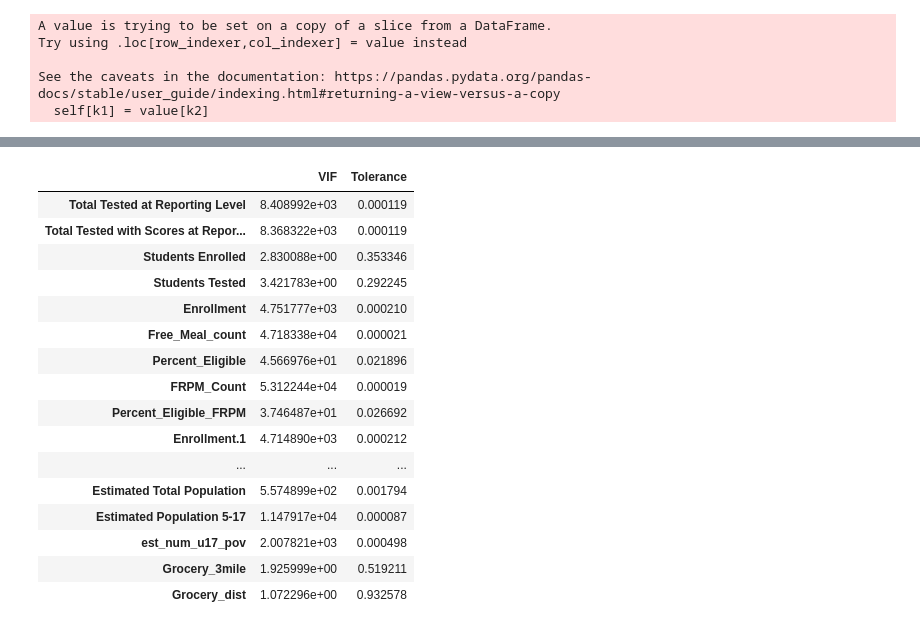
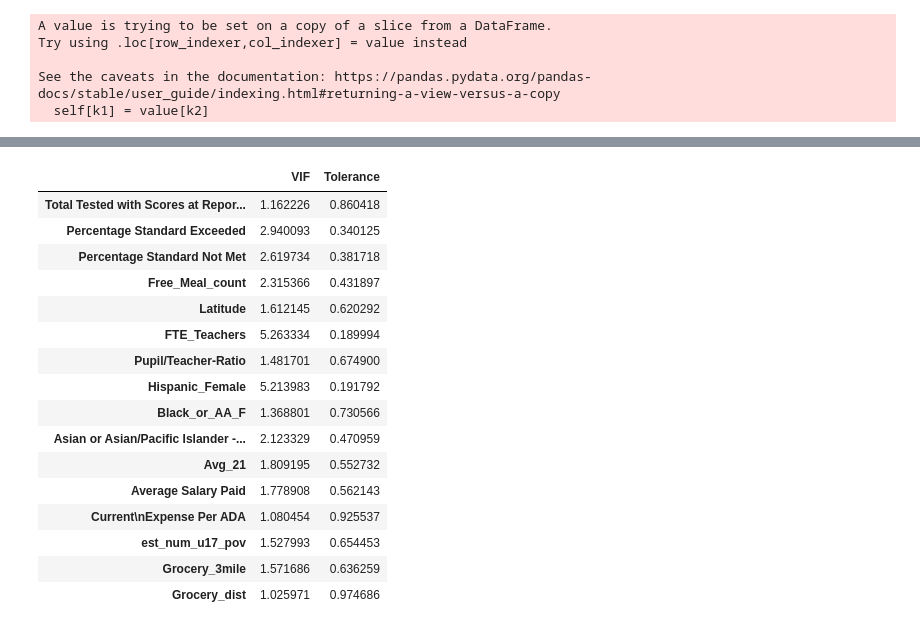
Before and after one commit to misterrustia/California_Testing_Analysis, a Jupyter notebook: notebooks/exploratory_data_analysis/Feature_selection_VIF.ipynb, the cells around one changed output, grey strips where cells are left out. Cells and saved outputs as stored; diff of their text form; code cells hidden in the pictures.

```diff
--- a/notebooks/exploratory_data_analysis/Feature_selection_VIF.ipynb
+++ b/notebooks/exploratory_data_analysis/Feature_selection_VIF.ipynb
@@ -89,5 +172,5 @@ pandas.Series(df['id'], dtype="string")
 # %%
-strs = pd.Series(dfe['Zip_Code'], dtype="string")
-dfe['Zip_Code'] = strs
+dfe['Zip_Code'] = pd.Series(dfe['Zip_Code'], dtype="string")
 dfe['Zip_Code'].sample(5)
+print(dfe.Zip_Code.dtypes)
 # %% [output]
@@ -362,9 +390,9 @@ cols = check.columns
 # %%
-
+cols = model_df[numeric].columns.values
 for i in cols:
-    check[i] = check[i].fillna(check.groupby(['District Code'])[i].transform('mean'))
+    model_df[i] = model_df[i].fillna(model_df.groupby(['District_Name'])[i].transform('mean'))
 for i in cols:
-    check[i] = check[i].fillna(check.groupby(['County Code'])[i].transform('mean'))
+    model_df[i] = model_df[i].fillna(model_df.groupby(['County_Name'])[i].transform('mean'))
 # %% [output]
 A value is trying to be set on a copy of a slice from a DataFrame.
 Try using .loc[row_indexer,col_indexer] = value instead
@@ -403,4 +431,7 @@ m.head(20)
 # %%
-check = check.dropna(how='any',axis=0)
-check
+## the all name blanks were probably the county averages
+
+print(model_df.shape)
+model_df = model_df.dropna(how='any',axis=0)
+model_df.shape
 # %% [output]
@@ -453,2 +440,2 @@ c.describe()
 # %%
-check.replace([np.inf, -np.inf], np.nan, inplace=True)
+model_df.replace([np.inf, -np.inf], np.nan, inplace=True)
@@ -501,20 +537,46 @@ vif_df
 # %%
+
+       vifs = ['Total Tested with Scores at Reporting Level',
+       'Percentage Standard Exceeded',
+#       'Percentage Standard Met and Above',
+      'Percentage Standard Not Met',
+'Free_Meal_count',
+
+     'Latitude',
+#                'Longitude',
+#        '9-12_Students',
+               'FTE_Teachers',
+               'Pupil/Teacher-Ratio',
+       'Hispanic_Female',
+#                'Hispanic_Male',
+               'Black_or_AA_F',
+       'Asian or Asian/Pacific Islander - female [Public School] 2020-21',
+       'Avg_21',
+       'Average Salary Paid',
+#        'Highest Salary Offered',
+#        '% Salary Change Over 2019–20',
+#                'EDP 365',
+       'Current\nExpense Per ADA',
+#                'Estimated Total Population',
+ 'est_num_u17_pov', 'Grocery_3mile',
+       'Grocery_dist']
+vif_df= calculate_vif(model_df[vifs],model_df[vifs].columns.values)
 vif_df
 # %% [output]
 |  | VIF | Tolerance |
-| Total Tested at Reporting Level | 8.408992e+03 | 0.000119 |
-| Total Tested with Scores at Repor... | 8.368322e+03 | 0.000119 |
-| Students Enrolled | 2.830088e+00 | 0.353346 |
-| Students Tested | 3.421783e+00 | 0.292245 |
-| Enrollment | 4.751777e+03 | 0.000210 |
-| Free_Meal_count | 4.718338e+04 | 0.000021 |
-| Percent_Eligible | 4.566976e+01 | 0.021896 |
-| FRPM_Count | 5.312244e+04 | 0.000019 |
-| Percent_Eligible_FRPM | 3.746487e+01 | 0.026692 |
-| Enrollment.1 | 4.714890e+03 | 0.000212 |
-| ... | ... | ... |
-| Estimated Total Population | 5.574899e+02 | 0.001794 |
-| Estimated Population 5-17 | 1.147917e+04 | 0.000087 |
-| est_num_u17_pov | 2.007821e+03 | 0.000498 |
-| Grocery_3mile | 1.925999e+00 | 0.519211 |
-| Grocery_dist | 1.072296e+00 | 0.932578 |
+| Total Tested with Scores at Repor... | 1.162226 | 0.860418 |
+| Percentage Standard Exceeded | 2.940093 | 0.340125 |
+| Percentage Standard Not Met | 2.619734 | 0.381718 |
+| Free_Meal_count | 2.315366 | 0.431897 |
+| Latitude | 1.612145 | 0.620292 |
+| FTE_Teachers | 5.263334 | 0.189994 |
+| Pupil/Teacher-Ratio | 1.481701 | 0.674900 |
+| Hispanic_Female | 5.213983 | 0.191792 |
+| Black_or_AA_F | 1.368801 | 0.730566 |
+| Asian or Asian/Pacific Islander -... | 2.123329 | 0.470959 |
+| Avg_21 | 1.809195 | 0.552732 |
+| Average Salary Paid | 1.778908 | 0.562143 |
+| Current\nExpense Per ADA | 1.080454 | 0.925537 |
+| est_num_u17_pov | 1.527993 | 0.654453 |
+| Grocery_3mile | 1.571686 | 0.636259 |
+| Grocery_dist | 1.025971 | 0.974686 |
```
Also changed, not shown: parts of 66 cells of this notebook, 1 other file.
